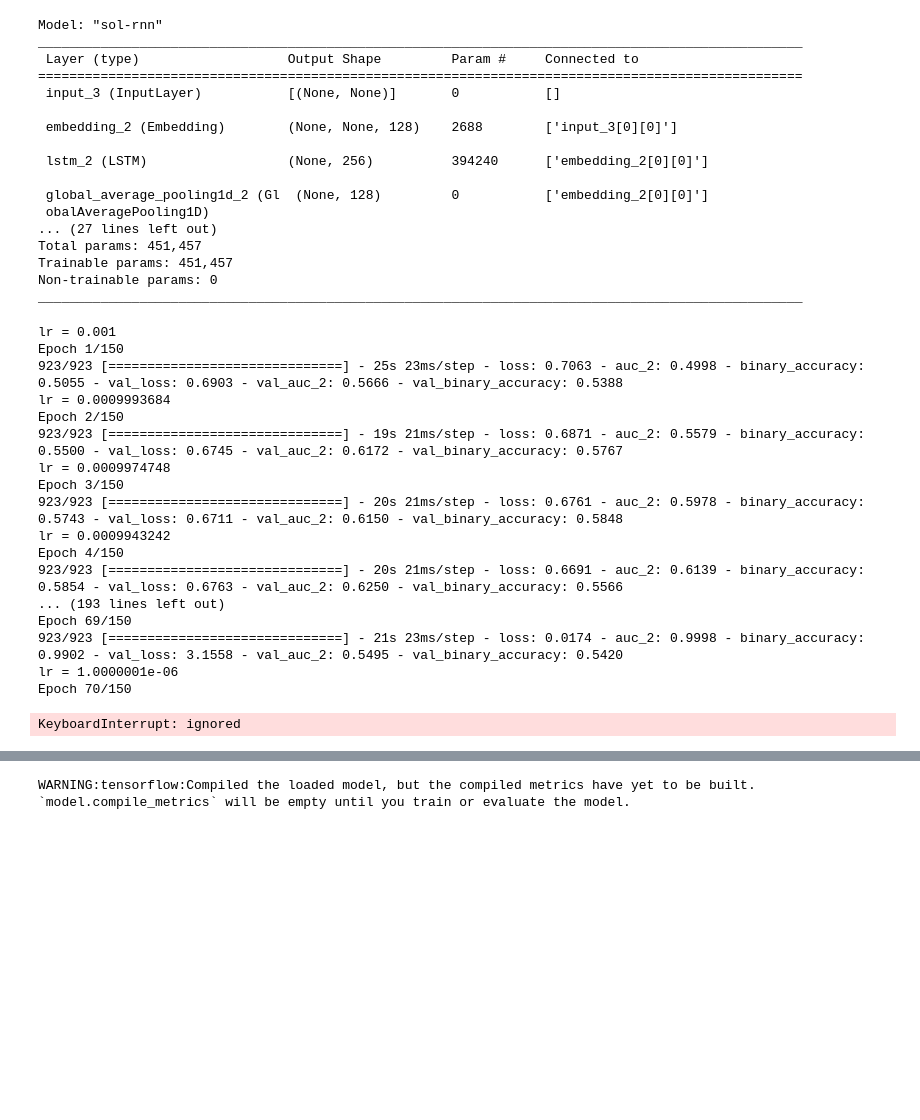
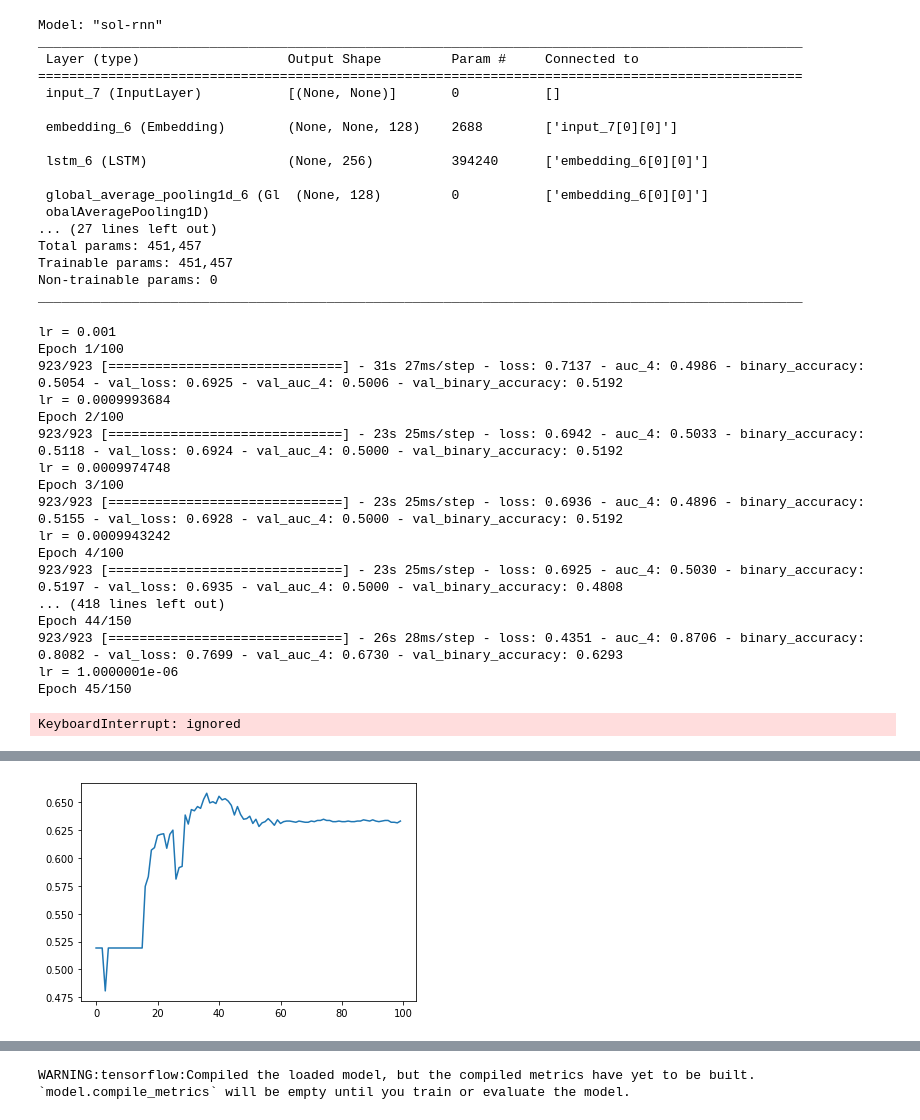
Before and after one commit to ur-whitelab/peptide-dashboard, a Jupyter notebook: ml/Sol-RNN.ipynb, the cells around one changed output, grey strips where cells are left out. Cells and saved outputs as stored; diff of their text form; code cells hidden in the pictures; blank space fills up the shorter version.

Commit message:
Improved solubility model

```diff
--- a/ml/Sol-RNN.ipynb
+++ b/ml/Sol-RNN.ipynb
@@ -73,7 +75,7 @@ config = Config(vocab_size=21, # include gap
                 embedding_dim=128,
                 reg_strength=0,
                 lr=1e-3,
-                drop_rate=0.1
+                drop_rate=0.3
                )
 # %%
 def build_model(L):
@@ -192,13 +194,13 @@ Model: "sol-rnn"
 __________________________________________________________________________________________________
  Layer (type)                   Output Shape         Param #     Connected to
 ==================================================================================================
- input_3 (InputLayer)           [(None, None)]       0           []
+ input_7 (InputLayer)           [(None, None)]       0           []
 
- embedding_2 (Embedding)        (None, None, 128)    2688        ['input_3[0][0]']
+ embedding_6 (Embedding)        (None, None, 128)    2688        ['input_7[0][0]']
 
- lstm_2 (LSTM)                  (None, 256)          394240      ['embedding_2[0][0]']
+ lstm_6 (LSTM)                  (None, 256)          394240      ['embedding_6[0][0]']
 
- global_average_pooling1d_2 (Gl  (None, 128)         0           ['embedding_2[0][0]']
+ global_average_pooling1d_6 (Gl  (None, 128)         0           ['embedding_6[0][0]']
  obalAveragePooling1D)
 ... (27 lines left out)
 Total params: 451,457
@@ -206,6 +208,14 @@ Trainable params: 451,457
 Non-trainable params: 0
 __________________________________________________________________________________________________
 # %%
+result = model.fit(
+    train_data,
+    validation_data=val_data,
+    callbacks=[tf.keras.callbacks.LambdaCallback(
+        on_epoch_begin=lambda epochs,logs: print('lr =',lr_decayed_fn(opt.iterations).numpy())
+        )],
+    epochs=100)
+
 result = model.fit(
     train_data,
     validation_data=val_data,
@@ -216,23 +226,25 @@ result = model.fit(
     epochs=150)
 # %% [output]
 lr = 0.001
-Epoch 1/150
-923/923 [==============================] - 25s 23ms/step - loss: 0.7063 - auc_2: 0.4998 - binary_accuracy: 0.5055 - val_loss: 0.6903 - val_auc_2: 0.5666 - val_binary_accuracy: 0.5388
+Epoch 1/100
+923/923 [==============================] - 31s 27ms/step - loss: 0.7137 - auc_4: 0.4986 - binary_accuracy: 0.5054 - val_loss: 0.6925 - val_auc_4: 0.5006 - val_binary_accuracy: 0.5192
 lr = 0.0009993684
-Epoch 2/150
-923/923 [==============================] - 19s 21ms/step - loss: 0.6871 - auc_2: 0.5579 - binary_accuracy: 0.5500 - val_loss: 0.6745 - val_auc_2: 0.6172 - val_binary_accuracy: 0.5767
+Epoch 2/100
+923/923 [==============================] - 23s 25ms/step - loss: 0.6942 - auc_4: 0.5033 - binary_accuracy: 0.5118 - val_loss: 0.6924 - val_auc_4: 0.5000 - val_binary_accuracy: 0.5192
 lr = 0.0009974748
-Epoch 3/150
-923/923 [==============================] - 20s 21ms/step - loss: 0.6761 - auc_2: 0.5978 - binary_accuracy: 0.5743 - val_loss: 0.6711 - val_auc_2: 0.6150 - val_binary_accuracy: 0.5848
+Epoch 3/100
+923/923 [==============================] - 23s 25ms/step - loss: 0.6936 - auc_4: 0.4896 - binary_accuracy: 0.5155 - val_loss: 0.6928 - val_auc_4: 0.5000 - val_binary_accuracy: 0.5192
 lr = 0.0009943242
-Epoch 4/150
-923/923 [==============================] - 20s 21ms/step - loss: 0.6691 - auc_2: 0.6139 - binary_accuracy: 0.5854 - val_loss: 0.6763 - val_auc_2: 0.6250 - val_binary_accuracy: 0.5566
-... (193 lines left out)
-Epoch 69/150
-923/923 [==============================] - 21s 23ms/step - loss: 0.0174 - auc_2: 0.9998 - binary_accuracy: 0.9902 - val_loss: 3.1558 - val_auc_2: 0.5495 - val_binary_accuracy: 0.5420
+Epoch 4/100
+923/923 [==============================] - 23s 25ms/step - loss: 0.6925 - auc_4: 0.5030 - binary_accuracy: 0.5197 - val_loss: 0.6935 - val_auc_4: 0.5000 - val_binary_accuracy: 0.4808
+... (418 lines left out)
+Epoch 44/150
+923/923 [==============================] - 26s 28ms/step - loss: 0.4351 - auc_4: 0.8706 - binary_accuracy: 0.8082 - val_loss: 0.7699 - val_auc_4: 0.6730 - val_binary_accuracy: 0.6293
 lr = 1.0000001e-06
-Epoch 70/150
+Epoch 45/150
 KeyboardInterrupt: ignored
 # %%
 plt.plot(result.history['val_binary_accuracy'])
+test_result = model.evaluate(test_data)
 plt.show()
+# %% [output]
@@ -239,3 +252,4 @@ plt.show()
+[figure, added]
 # %%
 inference_model = build_infer_model(L)
 
```
Also changed, not shown: parts of 9 cells of this notebook, 5 other files.
